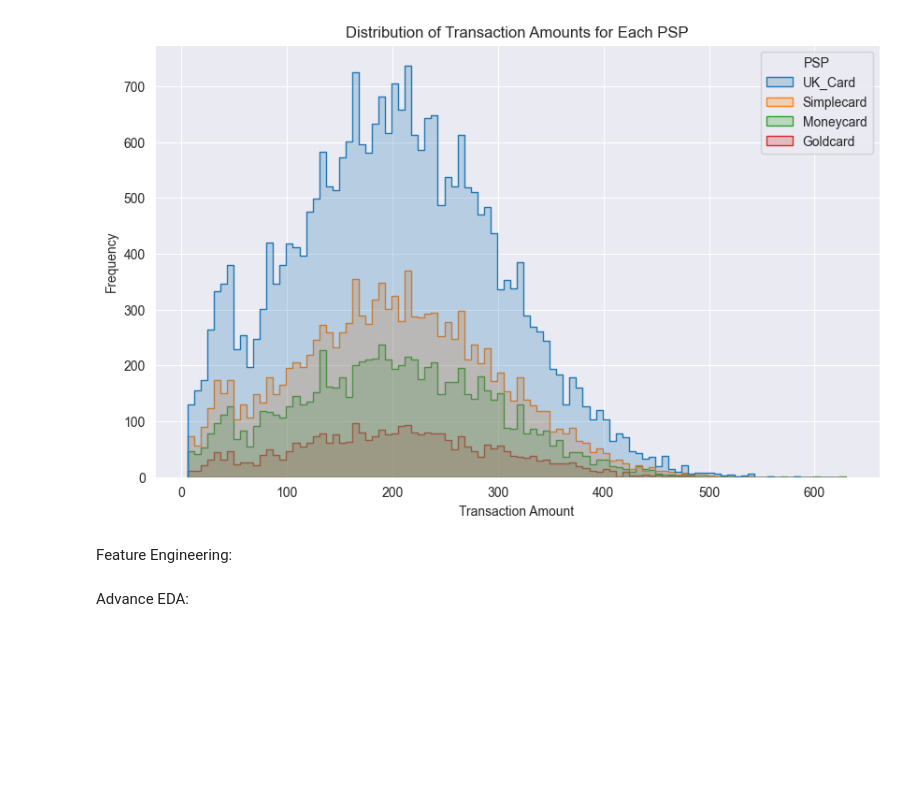
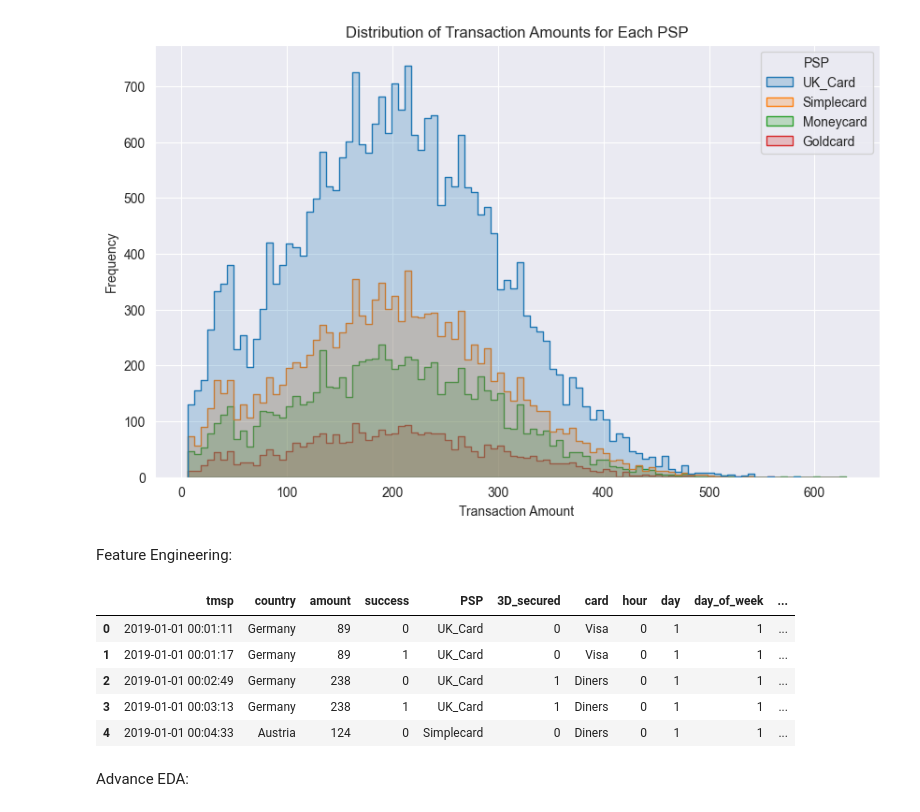
Before and after one commit to ayush1330/Credit_Card_Routing_for_Online_Purchase, a Jupyter notebook: case_study_card_payment.ipynb, the cells around one changed output. Drawn from its saved outputs; the diff is of its cells as text; code cells hidden in the pictures; blank space fills up the shorter version.

```diff
--- a/case_study_card_payment.ipynb
+++ b/case_study_card_payment.ipynb
@@ -437,12 +423,38 @@ quantiles = data["amount"].quantile([0.25, 0.5, 0.75])
 
 # Binning the 'amount' column based on the quantiles
 bin_edges = [0] + list(quantiles) + [data["amount"].max() + 1]
-bin_labels = ["Q1", "Q2", "Q3", "Q4"]
+bin_labels = ["Low", "Medium", "High", "Very-High"]
 data["amount_bin"] = pd.cut(
     data["amount"], bins=bin_edges, labels=bin_labels, right=False
 )
 # %%
 # Create an interaction feature between 'country' and 'PSP'
 data["country_PSP_interaction"] = data["country"] + "_" + data["PSP"]
+# %%
+# Sort the data by 'country', 'amount', and 'tmsp' to align potential repeated attempts sequentially
+data = data.sort_values(by=["country", "amount", "tmsp"])
+
+# Create a column 'time_diff' to calculate the time difference between consecutive transactions
+data["time_diff"] = (
+    data.groupby(["country", "amount"])["tmsp"].diff().dt.total_seconds()
+)
+
+# Binary feature to indicate if a transaction is a repeated attempt (within 60 seconds)
+data["multiple_attempts"] = (data["time_diff"] <= 60).astype(int)
+
+# Calculate retry count
+data["retry_count"] = data.groupby(["country", "amount"])["multiple_attempts"].cumsum()
+
+# Sort the data by 'tmsp'
+data = data.sort_values(by='tmsp')
+# %%
+data.head()
+# %% [output]
+|  | tmsp | country | amount | success | PSP | 3D_secured | card | hour | day | day_of_week | ... |
+| 0 | 2019-01-01 00:01:11 | Germany | 89 | 0 | UK_Card | 0 | Visa | 0 | 1 | 1 | ... |
+| 1 | 2019-01-01 00:01:17 | Germany | 89 | 1 | UK_Card | 0 | Visa | 0 | 1 | 1 | ... |
+| 2 | 2019-01-01 00:02:49 | Germany | 238 | 0 | UK_Card | 1 | Diners | 0 | 1 | 1 | ... |
+| 3 | 2019-01-01 00:03:13 | Germany | 238 | 1 | UK_Card | 1 | Diners | 0 | 1 | 1 | ... |
+| 4 | 2019-01-01 00:04:33 | Austria | 124 | 0 | Simplecard | 0 | Diners | 0 | 1 | 1 | ... |
 # %% [markdown]
 Advance EDA:
```
Also changed, not shown: parts of 1 cell of this notebook.
